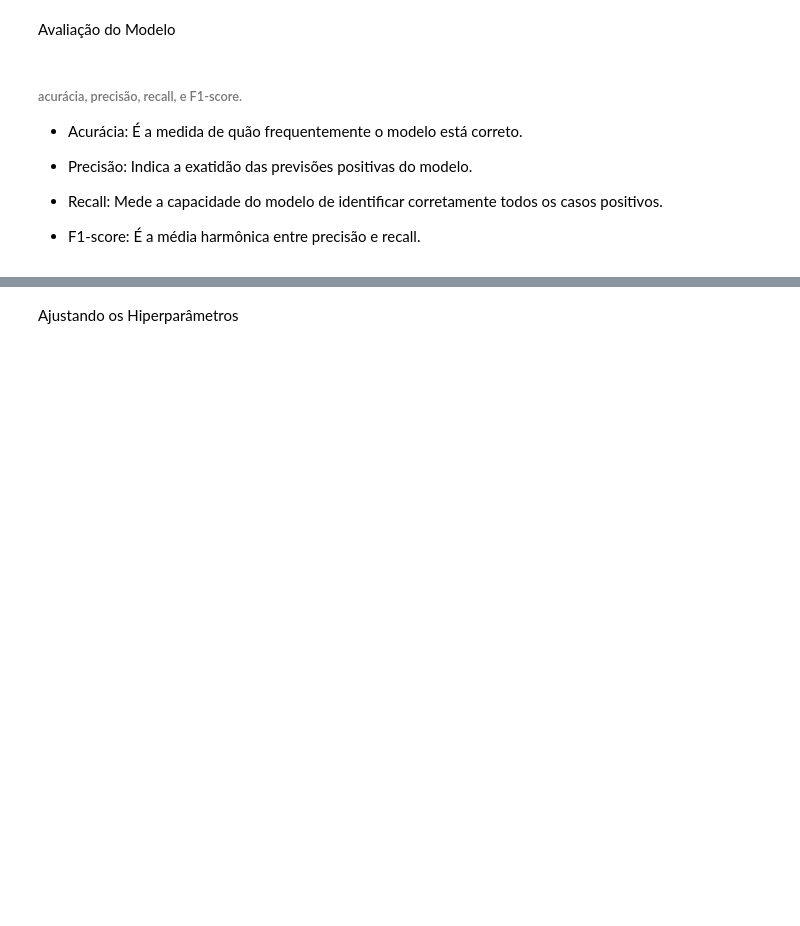
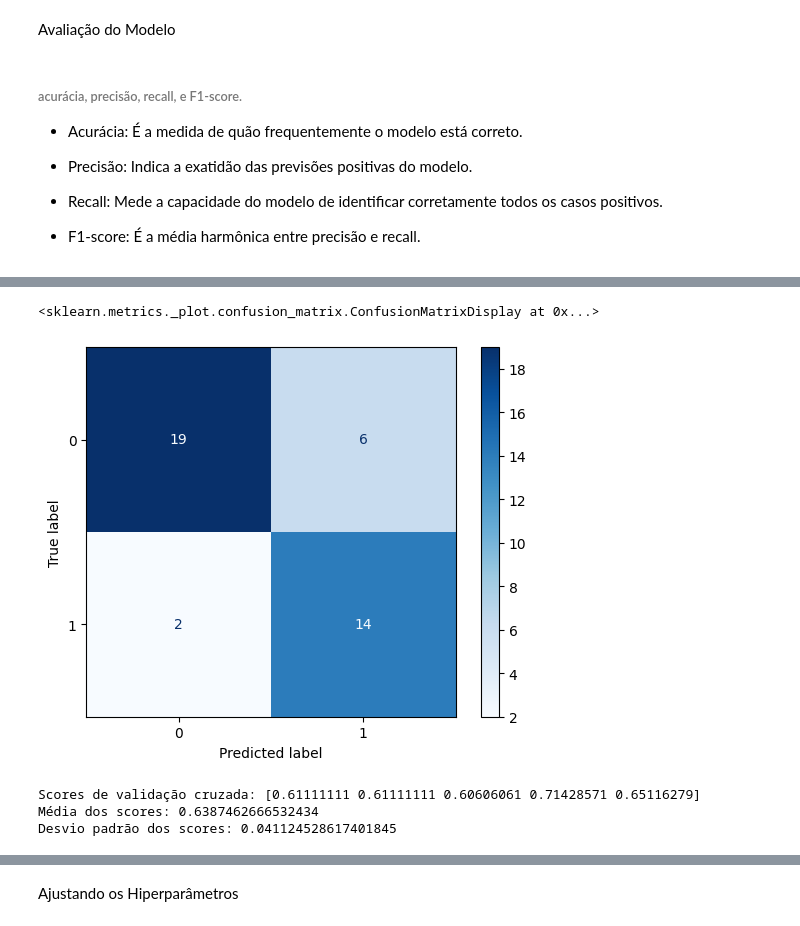
Before and after one commit to Juauvitorsm/DesafioVexpenses, a Jupyter notebook: desafio.ipynb, the cells around one changed output, grey strips where cells are left out. Drawn from its saved outputs; the diff is of its cells as text; code cells hidden in the pictures; blank space fills up the shorter version.

```diff
--- a/desafio.ipynb
+++ b/desafio.ipynb
@@ -344,0 +492,9 @@ Matriz de Confusão:
+# %%
+import numpy as np
+from sklearn.metrics import confusion_matrix, ConfusionMatrixDisplay
+cm = confusion_matrix(y_test, y_pred)
+disp = ConfusionMatrixDisplay(confusion_matrix=cm, display_labels=[0, 1])
+disp.plot(cmap="Blues")
+# %% [output]
+<sklearn.metrics._plot.confusion_matrix.ConfusionMatrixDisplay at 0x...>
+[figure, added]
@@ -344,0 +503,12 @@ Matriz de Confusão:
+# %%
+# Realizar validação cruzada
+cv_scores = cross_val_score(rf_model, X, y, cv=5, scoring='f1')  # Usa 5 folds
+
+# Exibir os resultados
+print("Scores de validação cruzada:", cv_scores)
+print("Média dos scores:", cv_scores.mean())
+print("Desvio padrão dos scores:", cv_scores.std())
+# %% [output]
+Scores de validação cruzada: [0.61111111 0.61111111 0.60606061 0.71428571 0.65116279]
+Média dos scores: 0.6387462666532434
+Desvio padrão dos scores: 0.041124528617401845
```
Also changed, not shown: parts of 36 cells of this notebook, 1 other file.
